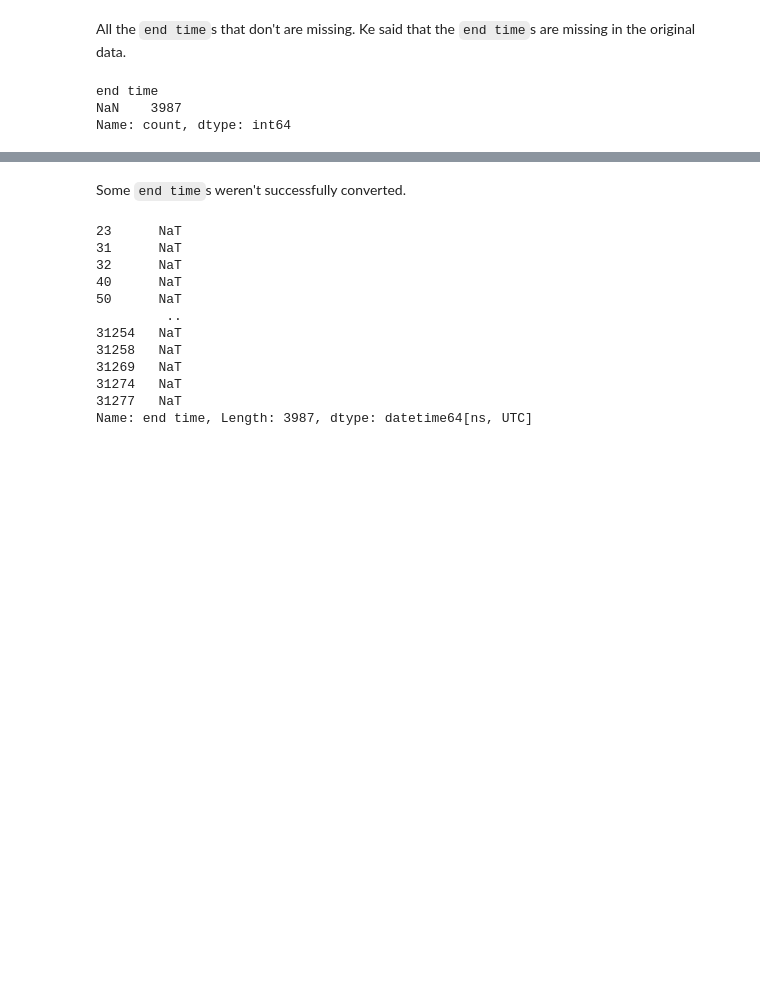
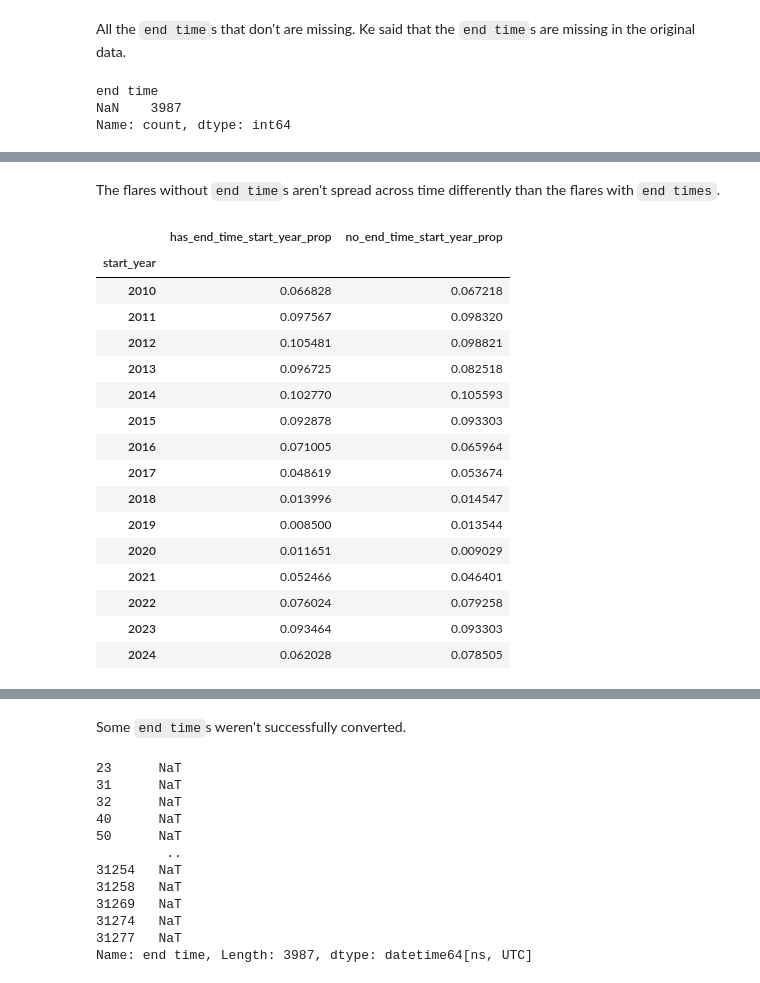
Before and after one commit to victorverma/xray_flux_forecasting, a Jupyter notebook: notebooks/process_flare_data.ipynb, the cells around one changed output, grey strips where cells are left out. Saved outputs shown, nothing was run; the diff lists cells and outputs as text; code cells hidden in the pictures; blank space fills up the shorter version.

```diff
--- a/notebooks/process_flare_data.ipynb
+++ b/notebooks/process_flare_data.ipynb
@@ -222,0 +255,26 @@ Series([], Name: peak time, dtype: object)
+# %% [markdown]
+The flares without `end time`s aren't spread across time differently than the flares with `end times`.
+# %%
+flare_data["start_year"] = flare_data["start time"].map(lambda x: x.year)
+has_end_time_start_year_props = flare_data.loc[~flare_data["end time"].isna(), "start_year"].value_counts(normalize=True)
+no_end_time_start_year_props = flare_data.loc[flare_data["end time"].isna(), "start_year"].value_counts(normalize=True)
+flare_data.drop(columns="start_year", inplace=True)
+pd.DataFrame({"has_end_time_start_year_prop": has_end_time_start_year_props, "no_end_time_start_year_prop": no_end_time_start_year_props})
+# %% [output]
+|  | has_end_time_start_year_prop | no_end_time_start_year_prop |
+| start_year |  |  |
+| 2010 | 0.066828 | 0.067218 |
+| 2011 | 0.097567 | 0.098320 |
+| 2012 | 0.105481 | 0.098821 |
+| 2013 | 0.096725 | 0.082518 |
+| 2014 | 0.102770 | 0.105593 |
+| 2015 | 0.092878 | 0.093303 |
+| 2016 | 0.071005 | 0.065964 |
+| 2017 | 0.048619 | 0.053674 |
+| 2018 | 0.013996 | 0.014547 |
+| 2019 | 0.008500 | 0.013544 |
+| 2020 | 0.011651 | 0.009029 |
+| 2021 | 0.052466 | 0.046401 |
+| 2022 | 0.076024 | 0.079258 |
+| 2023 | 0.093464 | 0.093303 |
+| 2024 | 0.062028 | 0.078505 |
```
Also changed, not shown: parts of 22 cells of this notebook.
